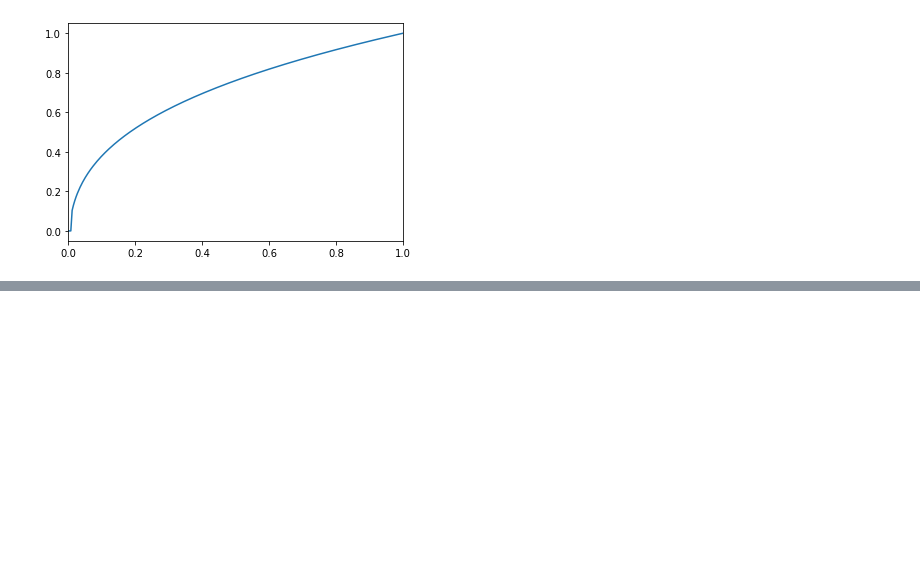
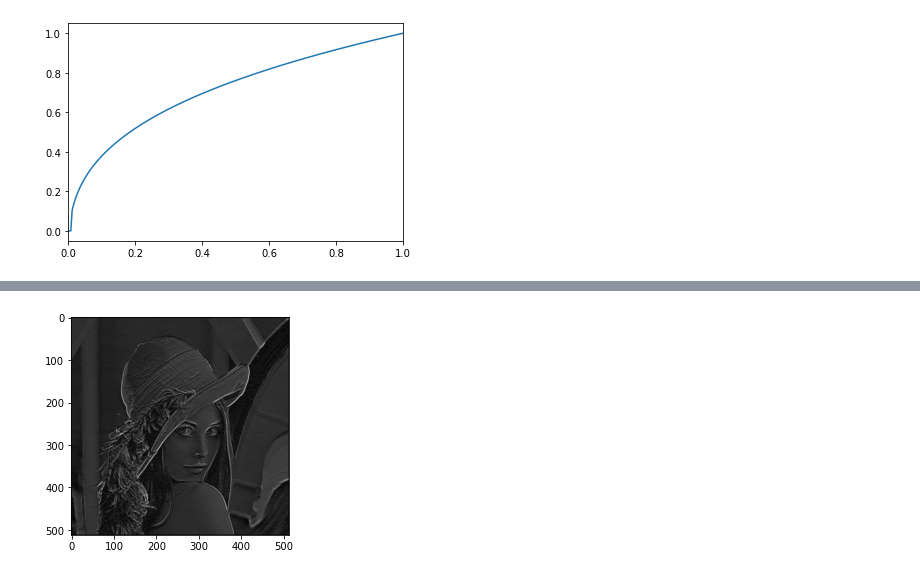
Before and after one commit to LeonardoMMFontoura/INF-1761-COMPUTACAO-GRAFICA, a Jupyter notebook: Trabalho-2/T2_imagem_part1.ipynb, the cells around one changed output, grey strips where cells are left out. Cells and saved outputs as stored; diff of their text form; code cells hidden in the pictures; blank space fills up the shorter version.

```diff
--- a/Trabalho-2/T2_imagem_part1.ipynb
+++ b/Trabalho-2/T2_imagem_part1.ipynb
@@ -121,0 +133,23 @@ plt.show()
+# %%
+mask_dx = np.array([[1.,2.,2.],
+                   [0.,0.,0.],
+                   [-1.,-2.,-1.]])
+mask_dy = np.array([[-1.,0.,1.],
+                   [-2.,0.,2.],
+                   [-1.,0.,1.]])
+h,w = L.shape[:2]
+
+edges = np.zeros(shape=(h,w))
+
+for y in range(1,h-1):
+    for x in range(1,w-1):
+        patch = L[y-1:y+2,x-1:x+2]
+        dx = np.sum(patch*mask_dx)
+        dy = np.sum(patch*mask_dy)
+        edges[y,x] = np.sqrt(dx*dx+dy*dy)
+edges =  edges/np.amax(edges)
+# %%
+plt.imshow(edges,cmap='gray')
+plt.show()
+# %% [output]
+[figure, added]
```
Also changed, not shown: parts of 12 cells of this notebook.
